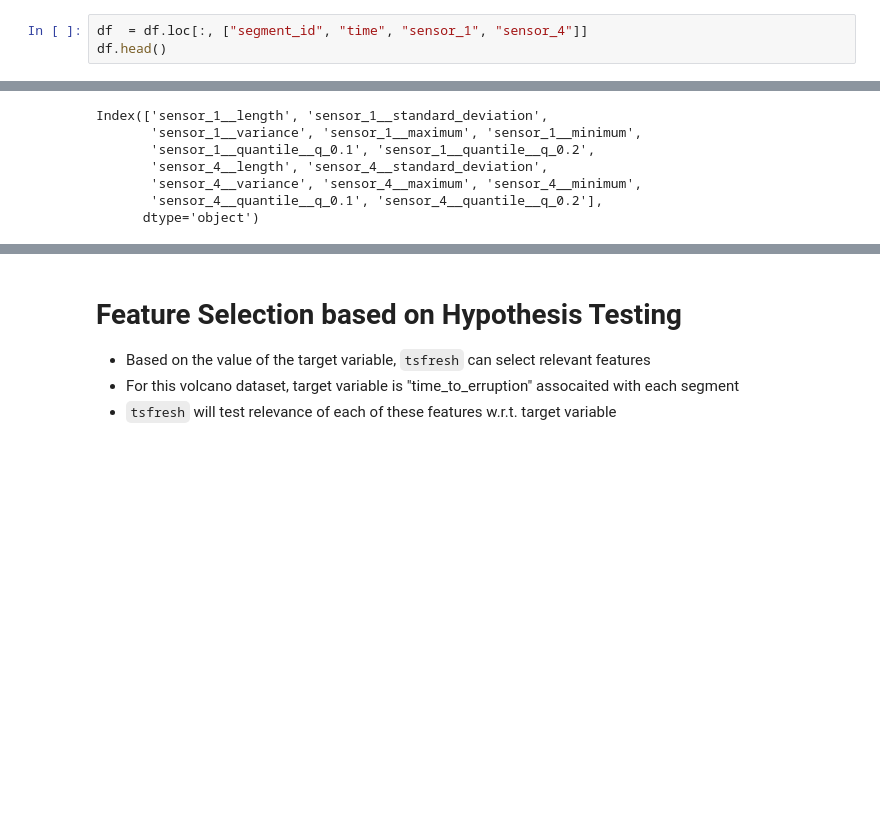
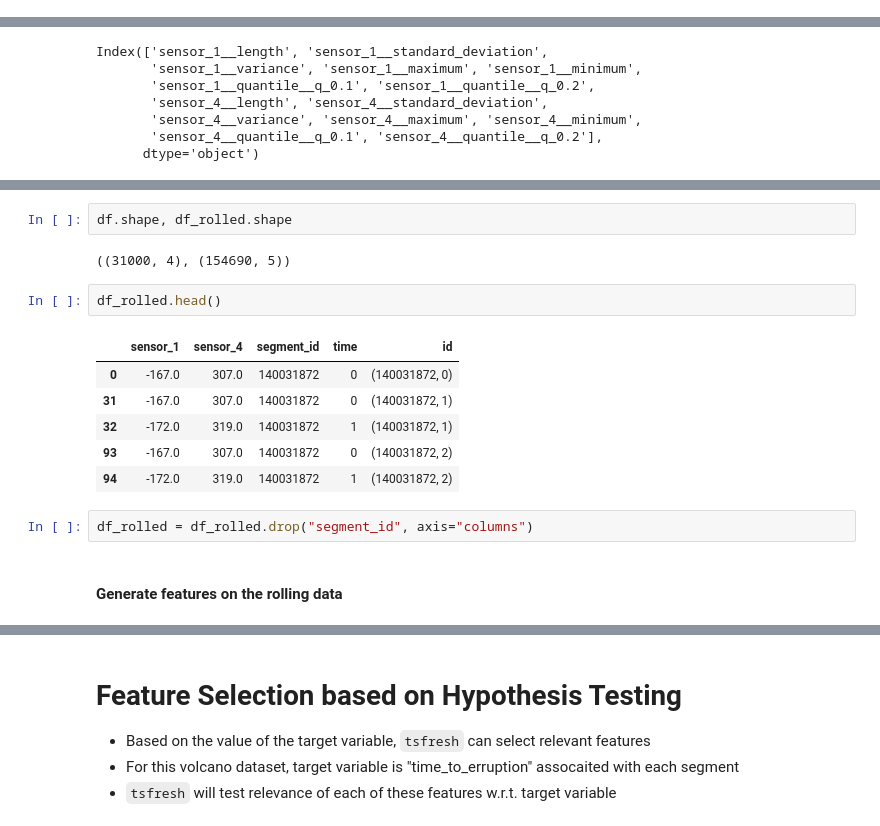
Before and after one commit to arnabbiswas1/feature_engineering_with_tsfresh_and_dask, a Jupyter notebook: notebooks/1_fe_with_tsfresh.ipynb, the cells around one changed output, grey strips where cells are left out. Drawn from its saved outputs; the diff is of its cells as text; blank space fills up the shorter version.

```diff
--- a/notebooks/1_fe_with_tsfresh.ipynb
+++ b/notebooks/1_fe_with_tsfresh.ipynb
@@ -120,3 +149,0 @@ df.head()
-# %%
-df  = df.loc[:, ["segment_id", "time", "sensor_1", "sensor_4"]]
-df.head()
@@ -314,0 +355,17 @@ Index(['sensor_1__length', 'sensor_1__standard_deviation',
+# %%
+df.shape, df_rolled.shape
+# %% [output]
+((31000, 4), (154690, 5))
+# %%
+df_rolled.head()
+# %% [output]
+|  | sensor_1 | sensor_4 | segment_id | time | id |
+| 0 | -167.0 | 307.0 | 140031872 | 0 | (140031872, 0) |
+| 31 | -167.0 | 307.0 | 140031872 | 0 | (140031872, 1) |
+| 32 | -172.0 | 319.0 | 140031872 | 1 | (140031872, 1) |
+| 93 | -167.0 | 307.0 | 140031872 | 0 | (140031872, 2) |
+| 94 | -172.0 | 319.0 | 140031872 | 1 | (140031872, 2) |
+# %%
+df_rolled = df_rolled.drop("segment_id", axis="columns")
+# %% [markdown]
+#### Generate features on the rolling data
```
Also changed, not shown: parts of 55 cells of this notebook, 2 other files.
